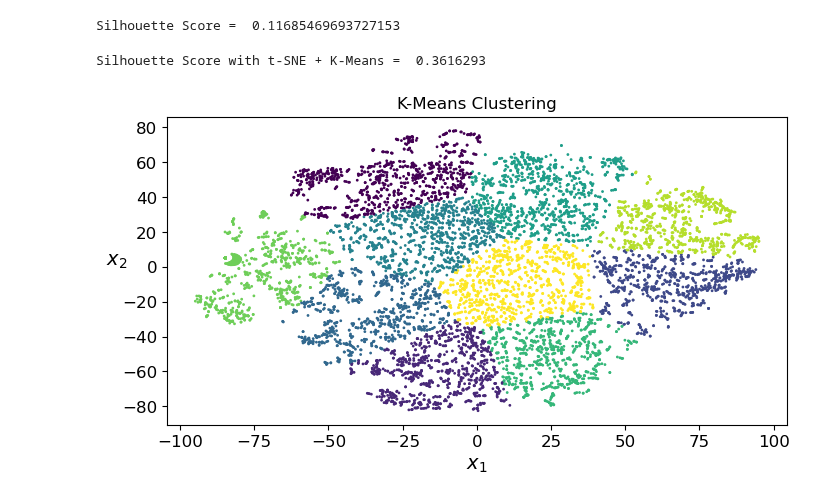
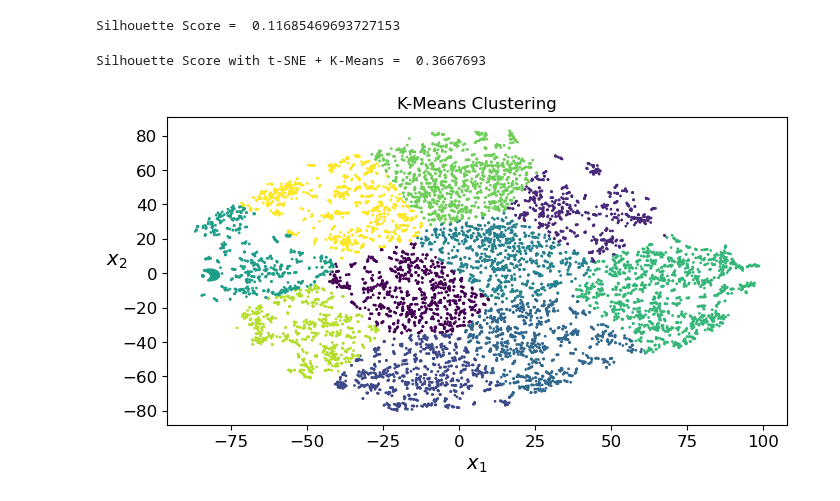
Before and after one commit to farheenfab/DMML-GroupProject, a Jupyter notebook: CW/CW - Part 2.ipynb, the cells around one changed output. Drawn from its saved outputs; the diff is of its cells as text; code cells hidden in the pictures.

Commit message:
Progress Score - 3 (0.3667) With Standard Scaler

```diff
--- a/CW/CW - Part 2.ipynb
+++ b/CW/CW - Part 2.ipynb
@@ -354,34 +354,34 @@ Silhouette Score =  0.11685469693727153
 from sklearn.preprocessing import StandardScaler
 # %%
 # 1. Reapply Standard Scaling and PCA
-# scaler = StandardScaler()
-# x_train_scaled = scaler.fit_transform(x_train)
+scaler = StandardScaler()
+x_train_scaled = scaler.fit_transform(x_train)
 
 # pca = PCA(n_components=0.85)  # Adjusting the variance to 85%
 # x_train_pca = pca.fit_transform(x_train_scaled)
 
 # # 2. t-SNE Dimensionality Reduction
-# from sklearn.manifold import TSNE
+from sklearn.manifold import TSNE
 
 tsne = TSNE(n_components=2, random_state=42)
-x_train_tsne = tsne.fit_transform(x_train)
+x_train_tsne = tsne.fit_transform(x_train_scaled)
 
 # Now apply K-means clustering on the t-SNE processed data
 kmeans_tsne = KMeans(n_clusters=k, random_state=42, n_init=10)
 cluster_labels_tsne = kmeans_tsne.fit_predict(x_train_tsne)
 
 silhouette_scores_tsne = silhouette_score(x_train_tsne, cluster_labels_tsne)
 print("Silhouette Score with t-SNE + K-Means = ", silhouette_scores_tsne)
 
 from sklearn.decomposition import PCA
 
 pca = PCA(n_components=0.95)
 X_pca = pca.fit_transform(x_train)
 
 plt.figure(figsize=(8, 4))
 plt.title("K-Means Clustering")
 plot_clusters(x_train_tsne, cluster_labels_tsne)
 plt.show()
 # %% [output]
-Silhouette Score with t-SNE + K-Means =  0.3616293
+Silhouette Score with t-SNE + K-Means =  0.3667693
-[figure, old version]
+[figure, new version]
```
